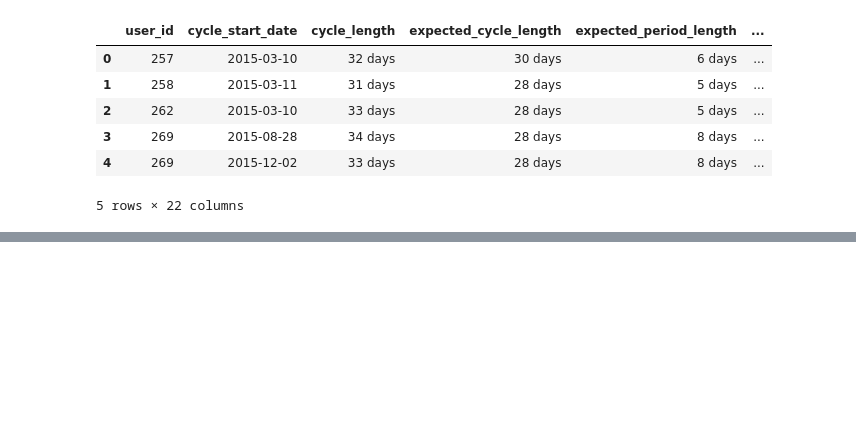
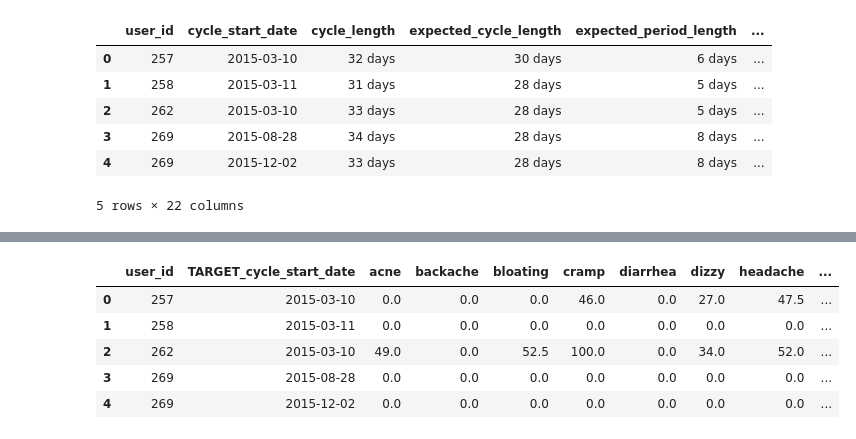
Before and after one commit to zombieprojectako/PhillyAI_Hackathon_SingleSyllable, a Jupyter notebook: code/Augment_Model_Sample_01.ipynb, the cells around one changed output, grey strips where cells are left out. Saved outputs shown, nothing was run; the diff lists cells and outputs as text; code cells hidden in the pictures; blank space fills up the shorter version.

```diff
--- a/code/Augment_Model_Sample_01.ipynb
+++ b/code/Augment_Model_Sample_01.ipynb
@@ -99,0 +107,3 @@ df.head()
+# %%
+drop_columns = ['cycle_length', 'expected_cycle_length', 'expected_period_length', 'mean_period_length', 'mean_cycle_length']
+df.drop(drop_columns, axis=1, inplace=True)
@@ -100,2 +130,6 @@ df.head()
+# %%
+df['prior_period_end_date'] = df['cycle_start_date'] -  pd.to_timedelta(df['act_cycle'], unit='d')
+# %%
+df.rename(columns={'act_cycle':'TARGET_cycle'}, inplace=True)
 # %%
 fp = os.path.join('..', 'data_out', 'model_sample_02.csv')
@@ -102,0 +137,9 @@ df.to_csv(fp)
+# %%
+df.head()
+# %% [output]
+|  | user_id | TARGET_cycle_start_date | acne | backache | bloating | cramp | diarrhea | dizzy | headache | ... |
+| 0 | 257 | 2015-03-10 | 0.0 | 0.0 | 0.0 | 46.0 | 0.0 | 27.0 | 47.5 | ... |
+| 1 | 258 | 2015-03-11 | 0.0 | 0.0 | 0.0 | 0.0 | 0.0 | 0.0 | 0.0 | ... |
+| 2 | 262 | 2015-03-10 | 49.0 | 0.0 | 52.5 | 100.0 | 0.0 | 34.0 | 52.0 | ... |
+| 3 | 269 | 2015-08-28 | 0.0 | 0.0 | 0.0 | 0.0 | 0.0 | 0.0 | 0.0 | ... |
+| 4 | 269 | 2015-12-02 | 0.0 | 0.0 | 0.0 | 0.0 | 0.0 | 0.0 | 0.0 | ... |
```
Also changed, not shown: parts of 6 cells of this notebook, 9 other files.
